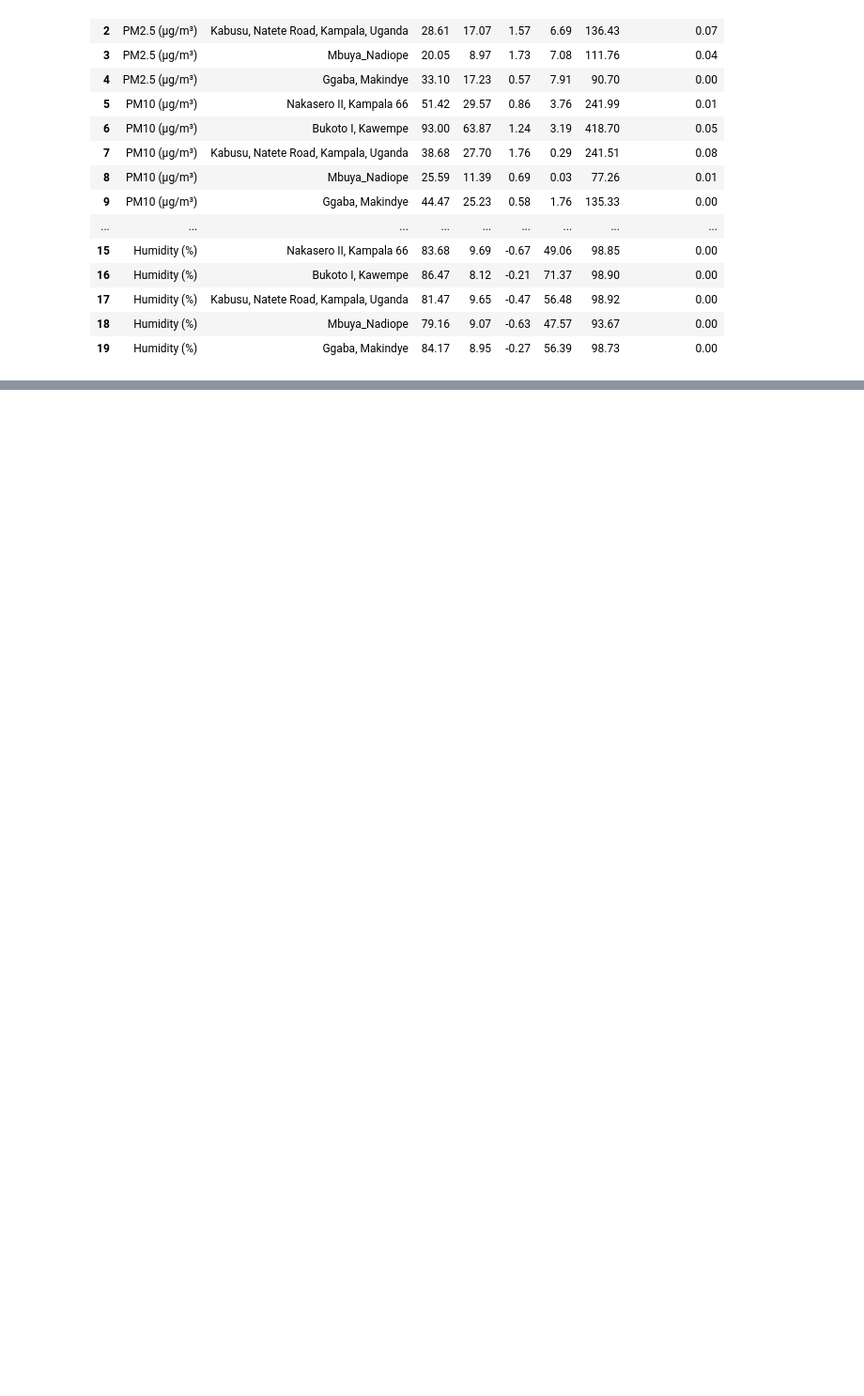
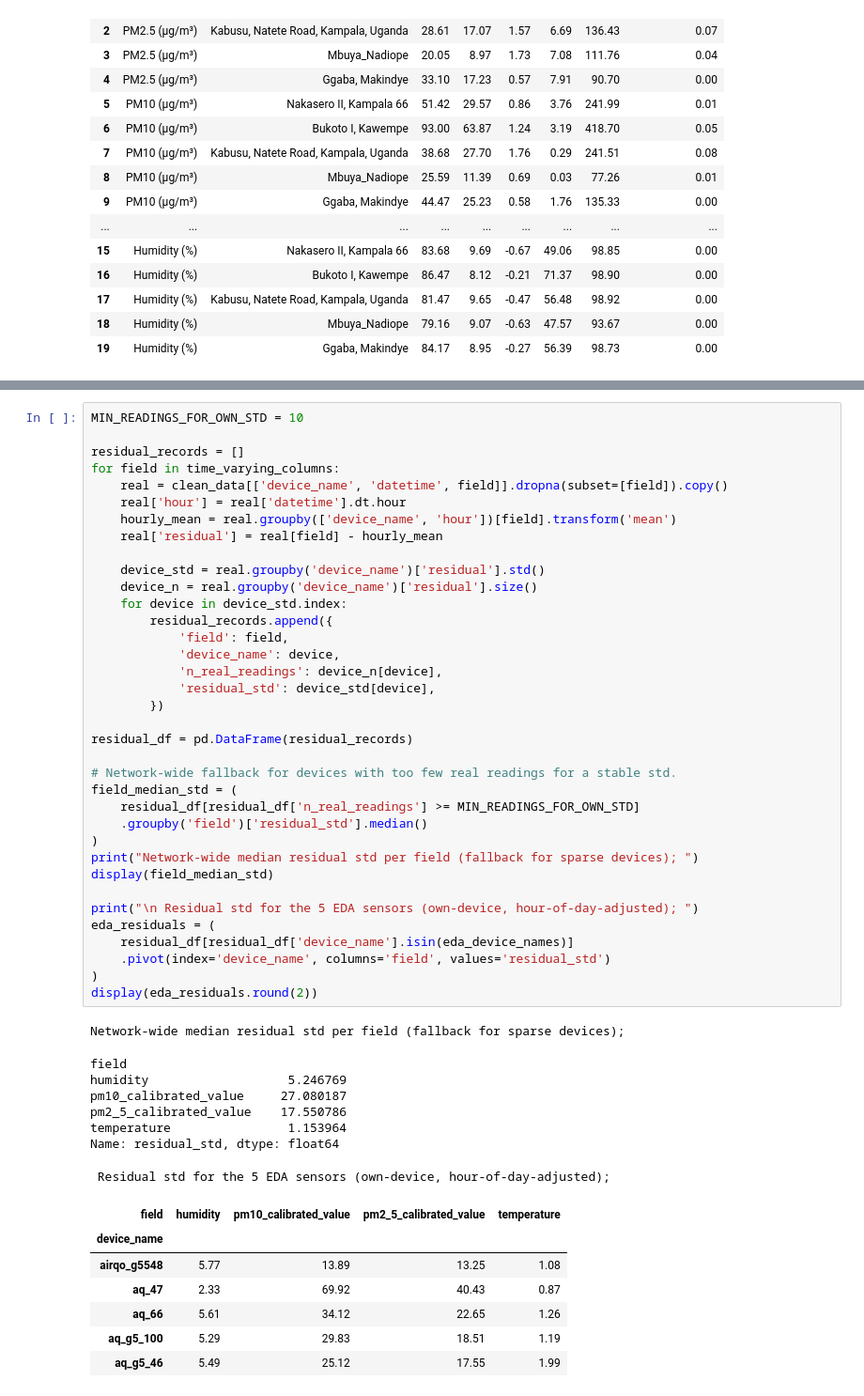
Before and after one commit to coleRodneyMigisha/airqo_cole_charis_assgnmnt, a Jupyter notebook: train.ipynb, the cells around one changed output, grey strips where cells are left out. Shown at 94% size. Saved outputs shown, nothing was run; the diff lists cells and outputs as text; blank space fills up the shorter version.

```diff
--- a/train.ipynb
+++ b/train.ipynb
@@ -1119,0 +1183,52 @@ Distribution summary (1.5xIQR rule, informational - full outlier treatment in St
+# %%
+MIN_READINGS_FOR_OWN_STD = 10
+
+residual_records = []
+for field in time_varying_columns:
+    real = clean_data[['device_name', 'datetime', field]].dropna(subset=[field]).copy()
+    real['hour'] = real['datetime'].dt.hour
+    hourly_mean = real.groupby(['device_name', 'hour'])[field].transform('mean')
+    real['residual'] = real[field] - hourly_mean
+
+    device_std = real.groupby('device_name')['residual'].std()
+    device_n = real.groupby('device_name')['residual'].size()
+    for device in device_std.index:
+        residual_records.append({
+            'field': field,
+            'device_name': device,
+            'n_real_readings': device_n[device],
+            'residual_std': device_std[device],
+        })
+
+residual_df = pd.DataFrame(residual_records)
+
+# Network-wide fallback for devices with too few real readings for a stable std.
+field_median_std = (
+    residual_df[residual_df['n_real_readings'] >= MIN_READINGS_FOR_OWN_STD]
+    .groupby('field')['residual_std'].median()
+)
+print("Network-wide median residual std per field (fallback for sparse devices); ")
+display(field_median_std)
+
+print("\n Residual std for the 5 EDA sensors (own-device, hour-of-day-adjusted); ")
+eda_residuals = (
+    residual_df[residual_df['device_name'].isin(eda_device_names)]
+    .pivot(index='device_name', columns='field', values='residual_std')
+)
+display(eda_residuals.round(2))
+# %% [output]
+Network-wide median residual std per field (fallback for sparse devices);
+field
+humidity                   5.246769
+pm10_calibrated_value     27.080187
+pm2_5_calibrated_value    17.550786
+temperature                1.153964
+Name: residual_std, dtype: float64
+ Residual std for the 5 EDA sensors (own-device, hour-of-day-adjusted);
+| field | humidity | pm10_calibrated_value | pm2_5_calibrated_value | temperature |
+| device_name |  |  |  |  |
+| airqo_g5548 | 5.77 | 13.89 | 13.25 | 1.08 |
+| aq_47 | 2.33 | 69.92 | 40.43 | 0.87 |
+| aq_66 | 5.61 | 34.12 | 22.65 | 1.26 |
+| aq_g5_100 | 5.29 | 29.83 | 18.51 | 1.19 |
+| aq_g5_46 | 5.49 | 25.12 | 17.55 | 1.99 |
```
Also changed, not shown: parts of 5 cells of this notebook.
